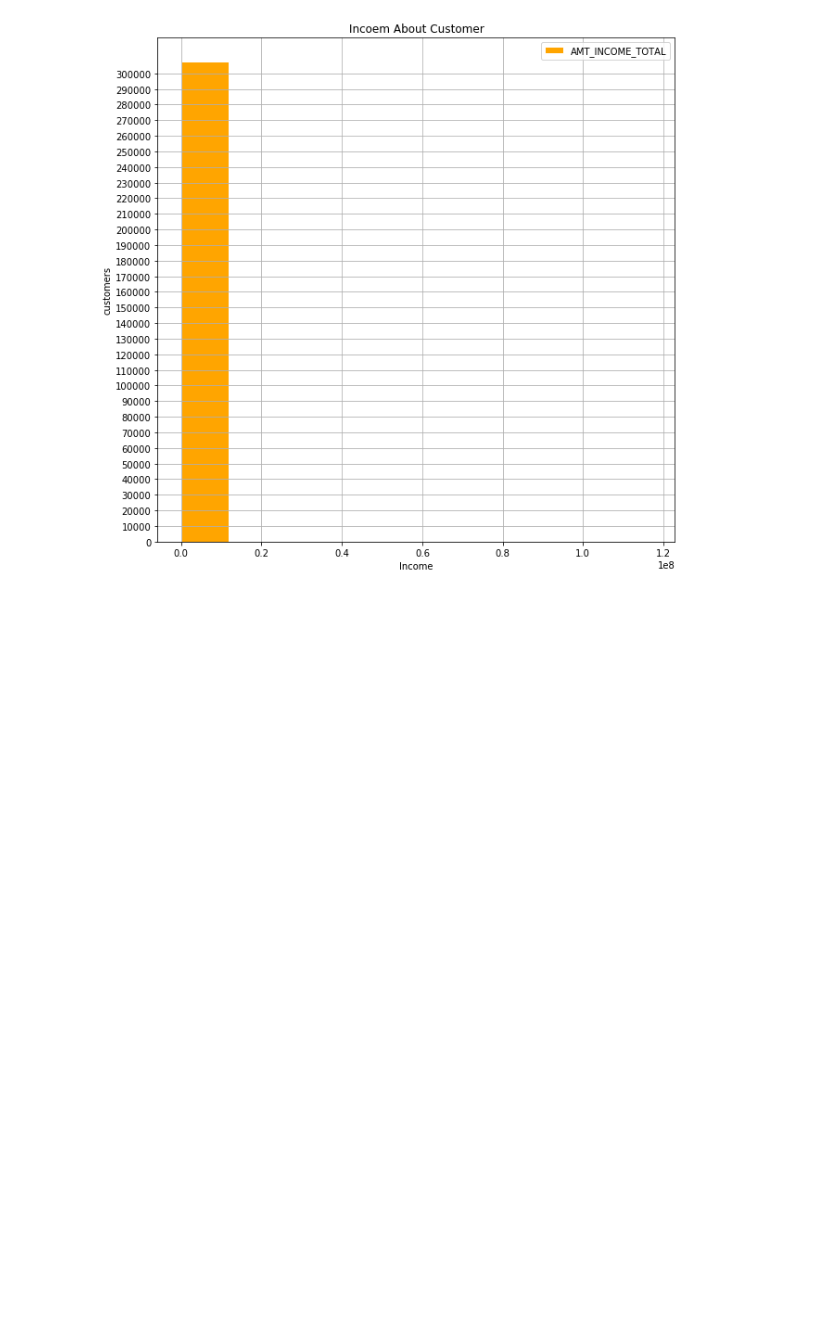
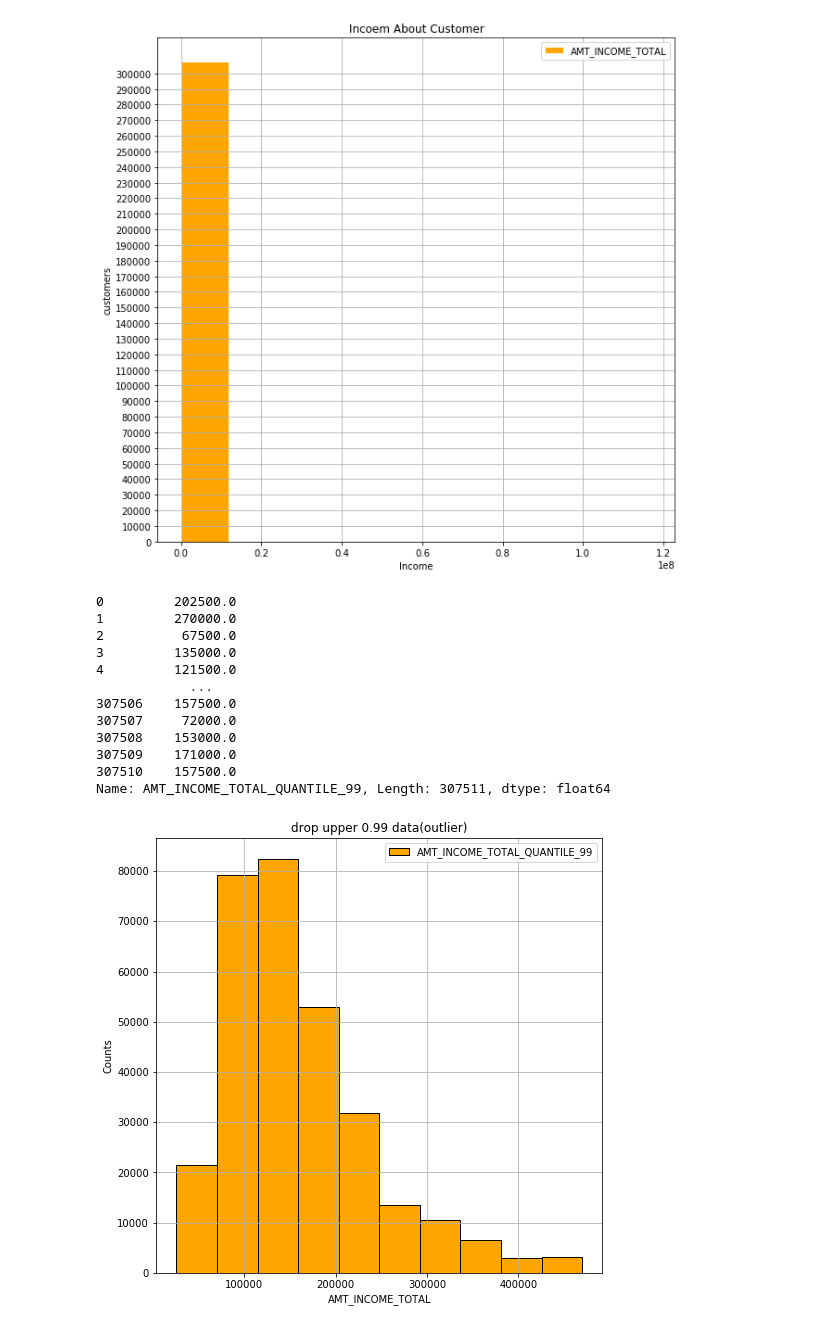
Before and after one commit to gn0262487838/100_day_marathon_for_ML, a Jupyter notebook: D8/Day_008_HW.ipynb, the cells around one changed output. Cells and saved outputs as stored; diff of their text form; code cells hidden in the pictures; blank space fills up the shorter version.

```diff
--- a/D8/Day_008_HW.ipynb
+++ b/D8/Day_008_HW.ipynb
@@ -84,3 +97,31 @@ plt.legend()
 plt.show()
 # %% [output]
 [figure]
+# %%
+# 拿掉最大值看看
+app_train["AMT_INCOME_TOTAL_QUANTILE_99"] = app_train[app_train["AMT_INCOME_TOTAL"]<app_train["AMT_INCOME_TOTAL"].quantile(0.99)]["AMT_INCOME_TOTAL"]
+print(app_train["AMT_INCOME_TOTAL_QUANTILE_99"])
+
+plt.figure(figsize=(8,8))
+plt.clf()
+plt.title("drop upper 0.99 data(outlier)")
+plt.xlabel("AMT_INCOME_TOTAL")
+plt.ylabel("Counts")
+plt.hist(app_train["AMT_INCOME_TOTAL_QUANTILE_99"], color="orange",edgecolor="black", label="AMT_INCOME_TOTAL_QUANTILE_99")
+plt.grid()
+plt.legend()
+plt.show()
+# %% [output]
+0         202500.0
+1         270000.0
+2          67500.0
+3         135000.0
+4         121500.0
+            ...
+307506    157500.0
+307507     72000.0
+307508    153000.0
+307509    171000.0
+307510    157500.0
+Name: AMT_INCOME_TOTAL_QUANTILE_99, Length: 307511, dtype: float64
+[figure, added]
```
Also changed, not shown: parts of 3 cells of this notebook, 2 other files.
